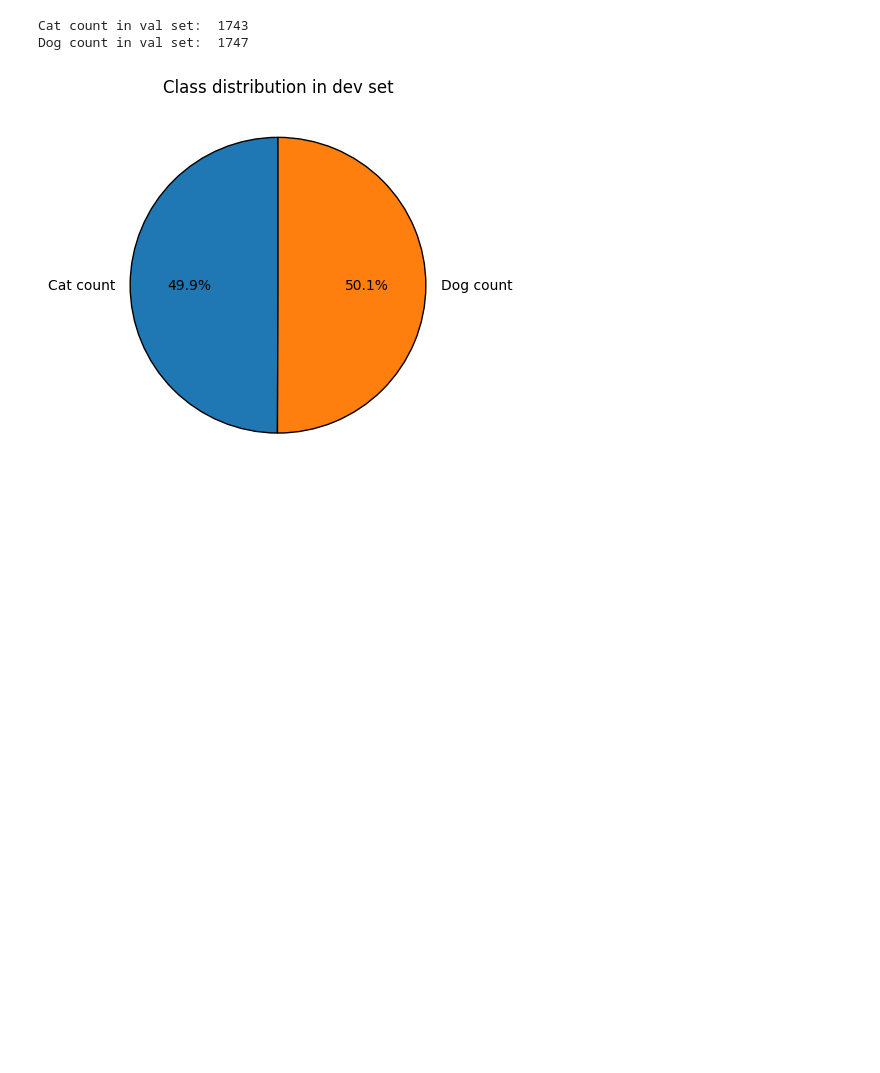
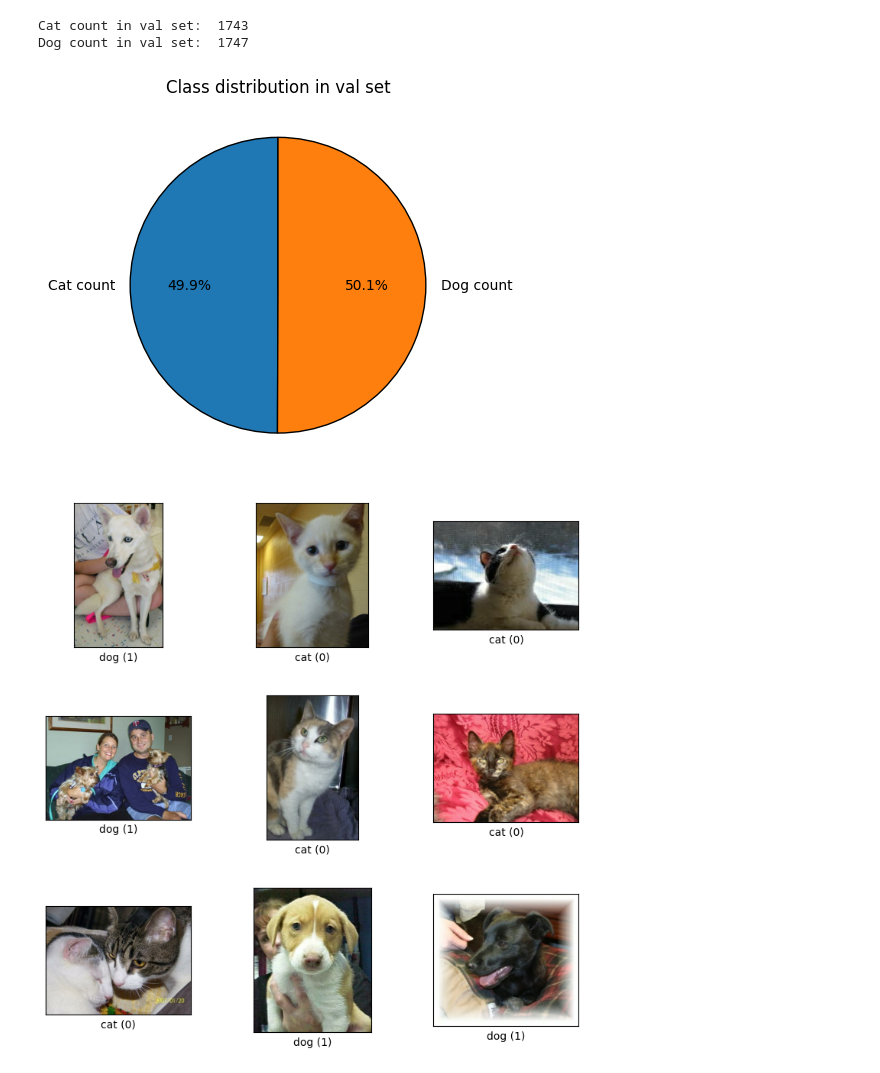
Before and after one commit to S84v/cats-vs-dogs, a Jupyter notebook: notebook.ipynb, the cells around one changed output. Drawn from its saved outputs; the diff is of its cells as text; code cells hidden in the pictures; blank space fills up the shorter version.

```diff
--- a/notebook.ipynb
+++ b/notebook.ipynb
@@ -74,10 +64,14 @@ Cat count in val set:  1743
 Dog count in val set:  1747
 # %%
 plt.pie([cat_count, dog_count], labels=["Cat count", "Dog count"], autopct= '%1.1f%%', startangle = 90, wedgeprops = {'edgecolor': 'black'})
-plt.title("Class distribution in dev set")
+plt.title("Class distribution in val set")
 plt.show()
 # %% [output]
-[figure, old version]
+[figure, new version]
+# %%
+fig = tfds.show_examples(data_val, data_info)
+# %% [output]
+[figure, added]
 # %%
 cat_count = 0
 dog_count = 0
```
Also changed, not shown: parts of 7 cells of this notebook.
